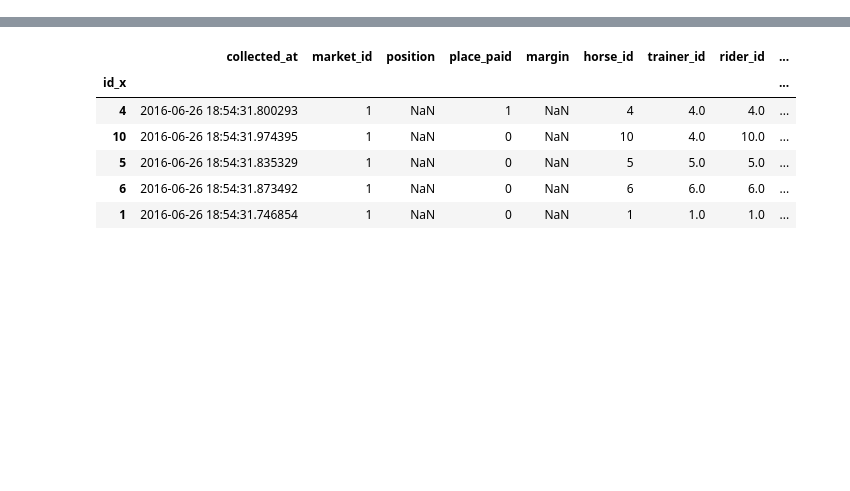
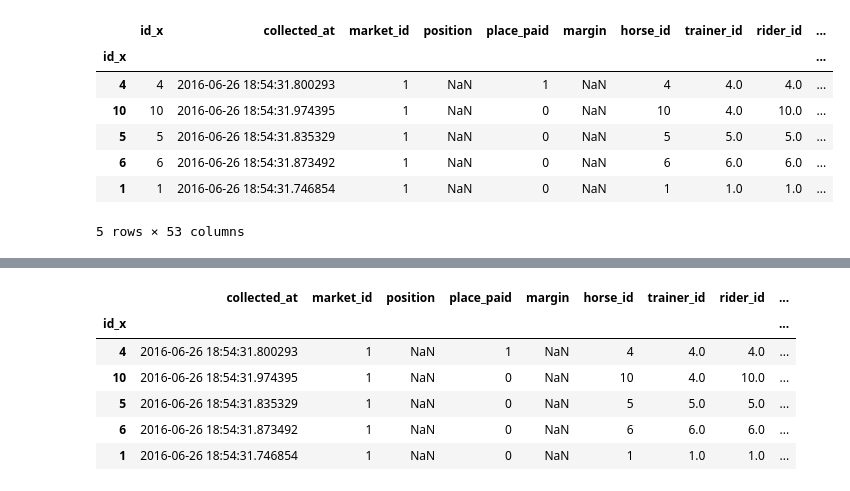
Before and after one commit to ryankresse/horses, a Jupyter notebook: make_features.ipynb, the cells around one changed output, grey strips where cells are left out. Drawn from its saved outputs; the diff is of its cells as text; code cells hidden in the pictures; blank space fills up the shorter version.

```diff
--- a/make_features.ipynb
+++ b/make_features.ipynb
@@ -10,5 +28,16 @@ df_runners = pd.read_csv("input/runners.csv",dtype={'barrier': np.int16,'handica
 # %%
 df_runners_and_market = pd.merge(df_runners, df_market,left_on='market_id',right_on='id',how='inner')
 df_runners_and_market.index = df_runners_and_market['id_x']
+# %%
+df_runners_and_market.head()
+# %% [output]
+|  | id_x | collected_at | market_id | position | place_paid | margin | horse_id | trainer_id | rider_id | ... |
+| id_x |  |  |  |  |  |  |  |  |  | ... |
+| 4 | 4 | 2016-06-26 18:54:31.800293 | 1 | NaN | 1 | NaN | 4 | 4.0 | 4.0 | ... |
+| 10 | 10 | 2016-06-26 18:54:31.974395 | 1 | NaN | 0 | NaN | 10 | 4.0 | 10.0 | ... |
+| 5 | 5 | 2016-06-26 18:54:31.835329 | 1 | NaN | 0 | NaN | 5 | 5.0 | 5.0 | ... |
+| 6 | 6 | 2016-06-26 18:54:31.873492 | 1 | NaN | 0 | NaN | 6 | 6.0 | 6.0 | ... |
+| 1 | 1 | 2016-06-26 18:54:31.746854 | 1 | NaN | 0 | NaN | 1 | 1.0 | 1.0 | ... |
+5 rows × 53 columns
 # %%
 forms = pd.read_csv('input/forms.csv')
```
Also changed, not shown: parts of 3 cells of this notebook, 4 other files.
